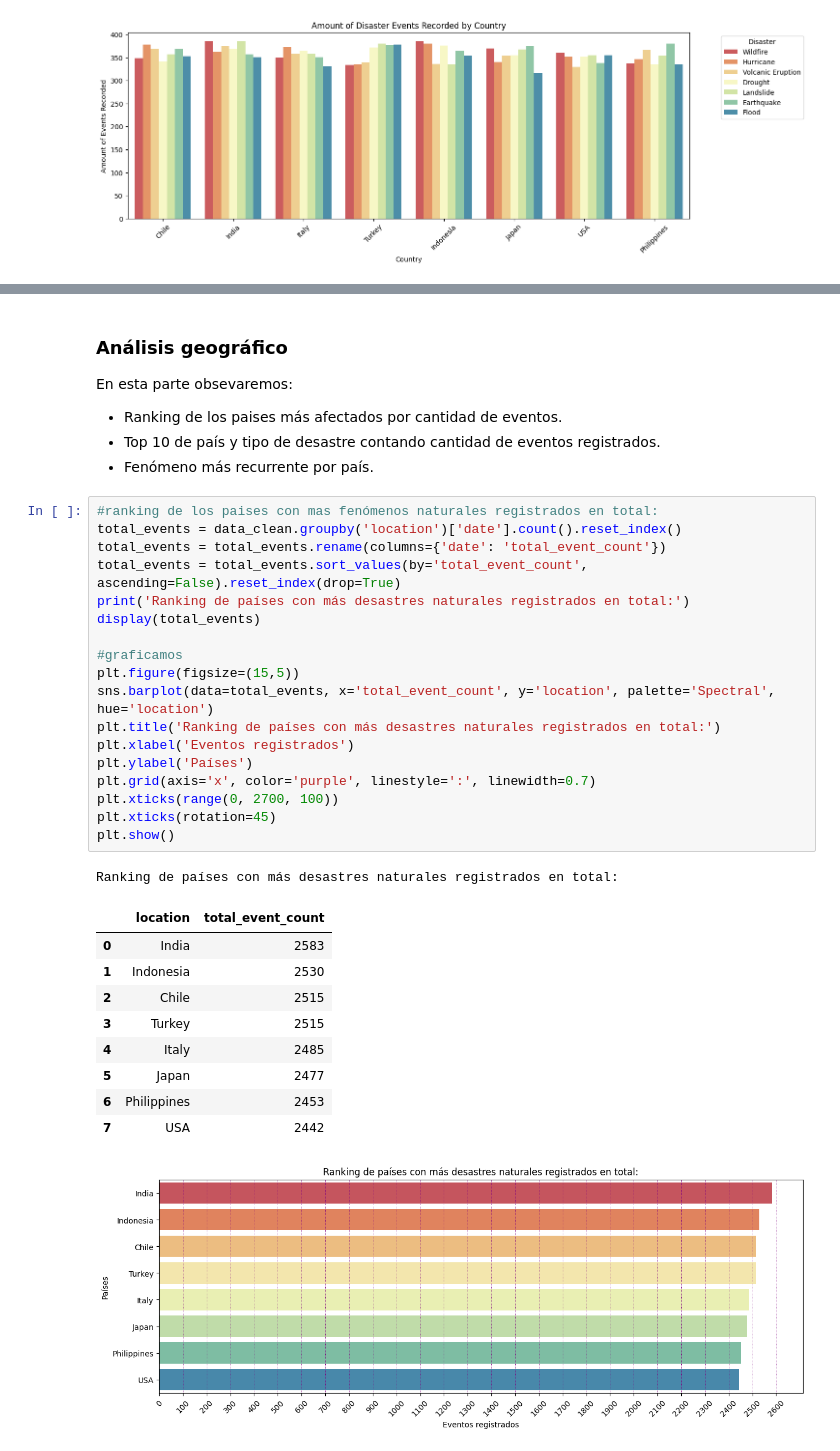
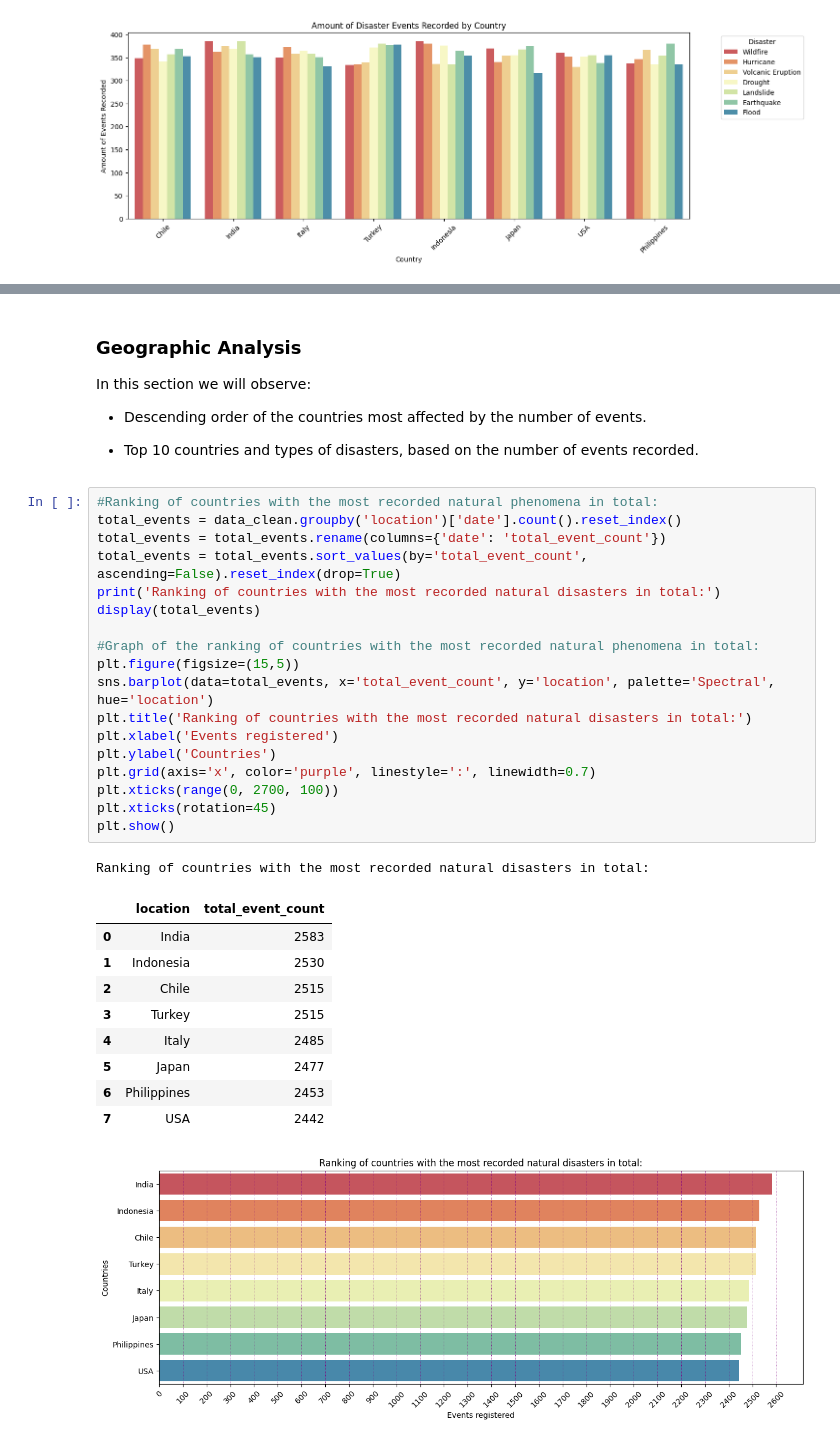
Before and after one commit to ailinalvarez/natural_disaster, a Jupyter notebook: disaster_event.ipynb, the cells around one changed output, grey strips where cells are left out. Cells and saved outputs as stored; diff of their text form.

```diff
--- a/disaster_event.ipynb
+++ b/disaster_event.ipynb
@@ -302,38 +316,38 @@ Semanas donde se registran mayor cantidad de catástrofes naturales:
 # %% [markdown]
-### Análisis geográfico
+### Geographic Analysis
 
-En esta parte obsevaremos:
-- Ranking de los paises más afectados por cantidad de eventos.
-- Top 10 de país y tipo de desastre contando cantidad de eventos registrados.
-- Fenómeno más recurrente por país.
+In this section we will observe:
+- Descending order of the countries most affected by the number of events.
+
+- Top 10 countries and types of disasters, based on the number of events recorded.
 # %%
-#ranking de los paises con mas fenómenos naturales registrados en total:
+#Ranking of countries with the most recorded natural phenomena in total:
 total_events = data_clean.groupby('location')['date'].count().reset_index()
 total_events = total_events.rename(columns={'date': 'total_event_count'})
 total_events = total_events.sort_values(by='total_event_count', ascending=False).reset_index(drop=True)
-print('Ranking de países con más desastres naturales registrados en total:')
+print('Ranking of countries with the most recorded natural disasters in total:')
 display(total_events)
 
-#graficamos
+#Graph of the ranking of countries with the most recorded natural phenomena in total:
 plt.figure(figsize=(15,5))
 sns.barplot(data=total_events, x='total_event_count', y='location', palette='Spectral', hue='location')
-plt.title('Ranking de países con más desastres naturales registrados en total:')
-plt.xlabel('Eventos registrados')
-plt.ylabel('Países')
+plt.title('Ranking of countries with the most recorded natural disasters in total:')
+plt.xlabel('Events registered')
+plt.ylabel('Countries')
 plt.grid(axis='x', color='purple', linestyle=':', linewidth=0.7)
 plt.xticks(range(0, 2700, 100))
 plt.xticks(rotation=45)
 plt.show()
 # %% [output]
-Ranking de países con más desastres naturales registrados en total:
+Ranking of countries with the most recorded natural disasters in total:
 |  | location | total_event_count |
 | 0 | India | 2583 |
 | 1 | Indonesia | 2530 |
 | 2 | Chile | 2515 |
 | 3 | Turkey | 2515 |
 | 4 | Italy | 2485 |
 | 5 | Japan | 2477 |
 | 6 | Philippines | 2453 |
 | 7 | USA | 2442 |
-[figure, old version]
+[figure, new version]
 # %% [markdown]
```
Also changed, not shown: parts of 40 cells of this notebook.
